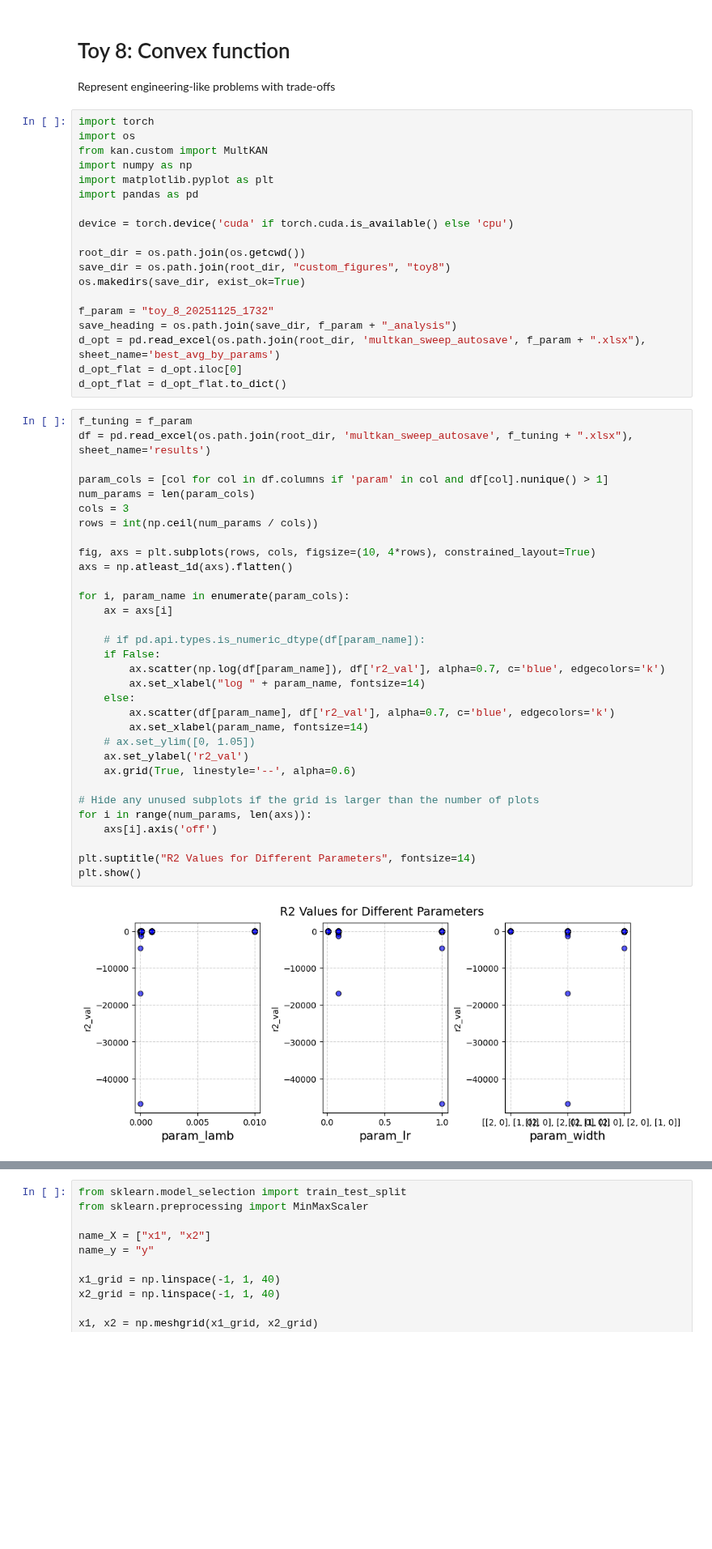
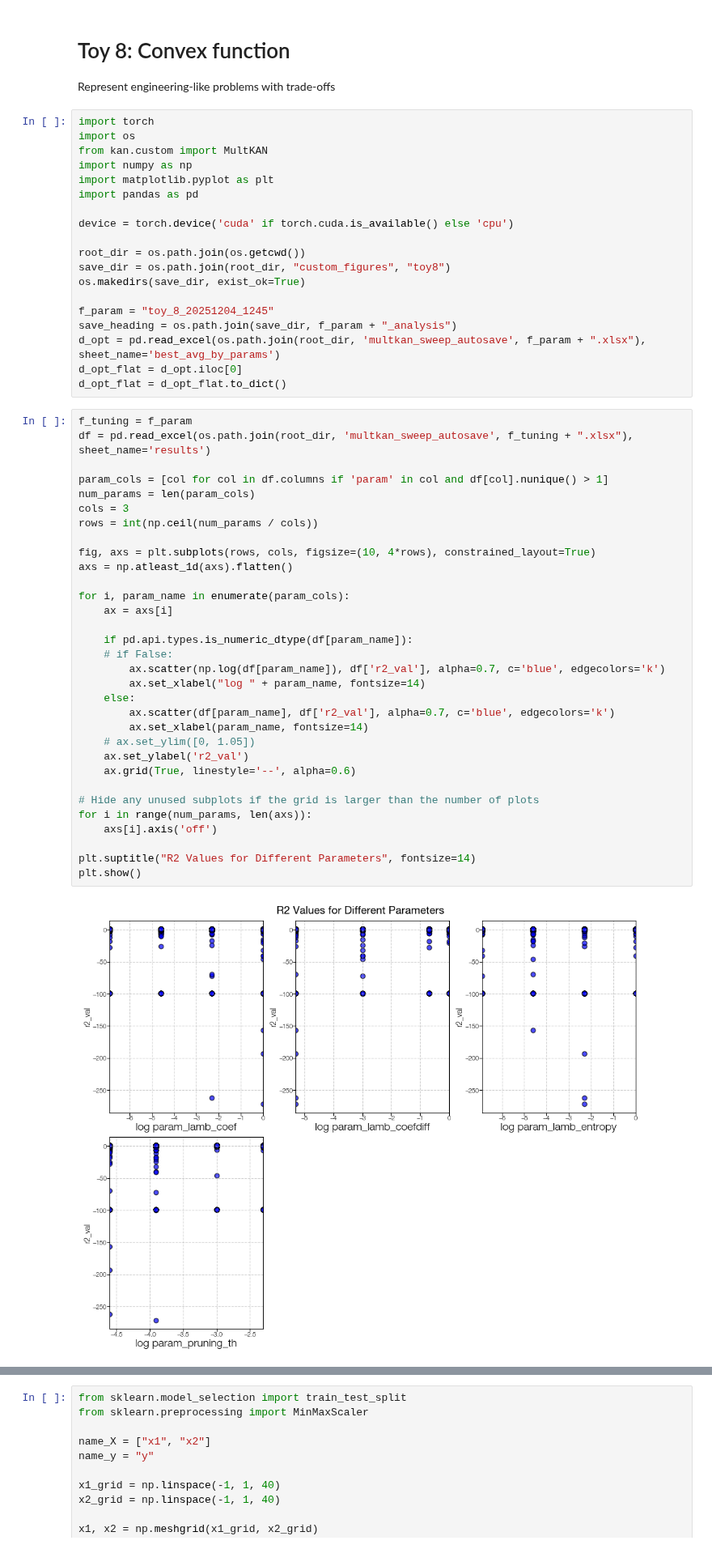
Before and after one commit to Hyein-coder/pykan, a Jupyter notebook: github/workflows/Hyein/toy_8_convex.ipynb, the cells around one changed output, grey strips where cells are left out. Shown at 81% size. Saved outputs shown, nothing was run; the diff lists cells and outputs as text; blank space fills up the shorter version.

```diff
--- a/github/workflows/Hyein/toy_8_convex.ipynb
+++ b/github/workflows/Hyein/toy_8_convex.ipynb
@@ -16,7 +16,7 @@ root_dir = os.path.join(os.getcwd())
 save_dir = os.path.join(root_dir, "custom_figures", "toy8")
 os.makedirs(save_dir, exist_ok=True)
 
-f_param = "toy_8_20251125_1732"
+f_param = "toy_8_20251204_1245"
 save_heading = os.path.join(save_dir, f_param + "_analysis")
 d_opt = pd.read_excel(os.path.join(root_dir, 'multkan_sweep_autosave', f_param + ".xlsx"), sheet_name='best_avg_by_params')
 d_opt_flat = d_opt.iloc[0]
@@ -25,36 +25,36 @@ d_opt_flat = d_opt_flat.to_dict()
 f_tuning = f_param
 df = pd.read_excel(os.path.join(root_dir, 'multkan_sweep_autosave', f_tuning + ".xlsx"), sheet_name='results')
 
 param_cols = [col for col in df.columns if 'param' in col and df[col].nunique() > 1]
 num_params = len(param_cols)
 cols = 3
 rows = int(np.ceil(num_params / cols))
 
 fig, axs = plt.subplots(rows, cols, figsize=(10, 4*rows), constrained_layout=True)
 axs = np.atleast_1d(axs).flatten()
 
 for i, param_name in enumerate(param_cols):
     ax = axs[i]
 
-    # if pd.api.types.is_numeric_dtype(df[param_name]):
-    if False:
+    if pd.api.types.is_numeric_dtype(df[param_name]):
+    # if False:
         ax.scatter(np.log(df[param_name]), df['r2_val'], alpha=0.7, c='blue', edgecolors='k')
         ax.set_xlabel("log " + param_name, fontsize=14)
     else:
         ax.scatter(df[param_name], df['r2_val'], alpha=0.7, c='blue', edgecolors='k')
         ax.set_xlabel(param_name, fontsize=14)
     # ax.set_ylim([0, 1.05])
     ax.set_ylabel('r2_val')
     ax.grid(True, linestyle='--', alpha=0.6)
 
 # Hide any unused subplots if the grid is larger than the number of plots
 for i in range(num_params, len(axs)):
     axs[i].axis('off')
 
 plt.suptitle("R2 Values for Different Parameters", fontsize=14)
 plt.show()
 # %% [output]
-[figure, old version]
+[figure, new version]
 # %%
 fig, axs = plt.subplots(rows, cols, figsize=(10, 4*rows), constrained_layout=True)
 axs = np.atleast_1d(axs).flatten()
```
Also changed, not shown: parts of 9 cells of this notebook, 19 other files.
